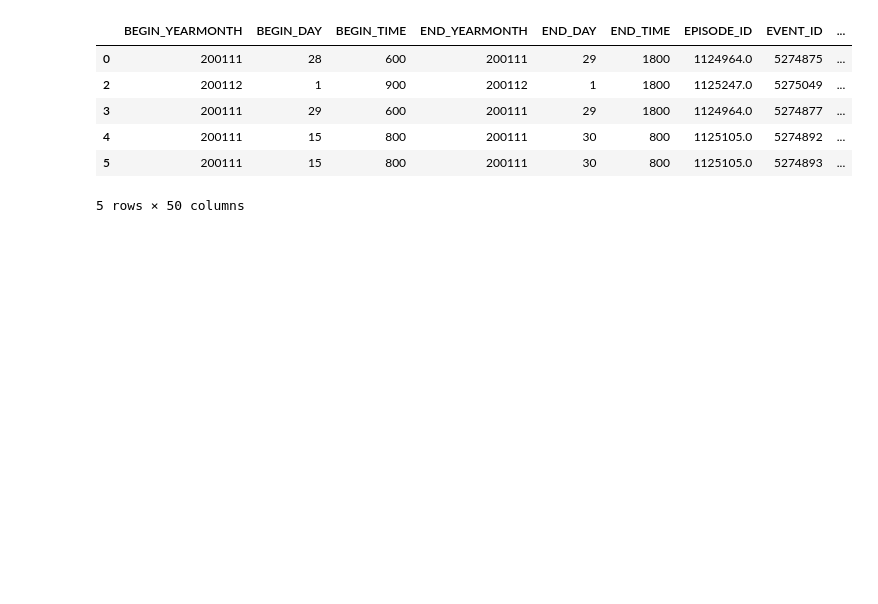
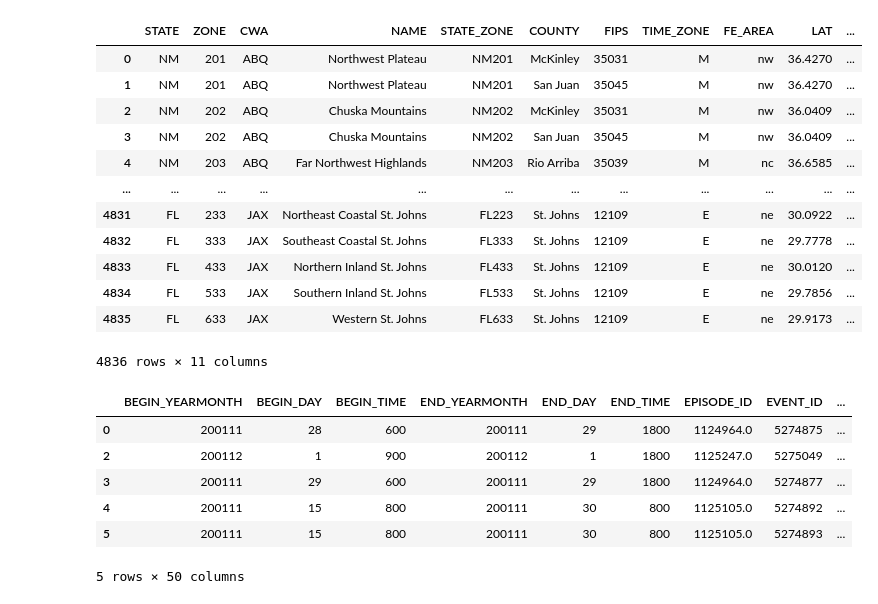
Before and after one commit to Ramil-cyber/Capstone_Citizensbank_climate-risk_insurance-exposure_monitoring, a Jupyter notebook: 03_code/data_exploration/fema_storm_data_v1.ipynb, the cells around one changed output. Saved outputs shown, nothing was run; the diff lists cells and outputs as text; code cells hidden in the pictures; blank space fills up the shorter version.

Commit message:
Updated the FEMA storm data analysis

```diff
--- a/03_code/data_exploration/fema_storm_data_v1.ipynb
+++ b/03_code/data_exploration/fema_storm_data_v1.ipynb
@@ -57,6 +63,46 @@ def get_property_damage_value(dataset):
     )
 
     return county_summary
+# %%
+nws_zone_fips_ref = pd.read_csv(
+    "../../01_original_data/fema_storm_data/county_zone_reference/bp18mr25.dbx.txt",
+    delimiter="|",
+    header=None,
+)
+states = pd.read_csv(
+    "../../01_original_data/fema_storm_data/county_zone_reference/states.csv"
+)
+states["FIPS"] = states["FIPS"].apply(lambda x: str(x).zfill(2))
+
+nws_zone_fips_ref.columns = [
+    "STATE",  # Two character state abbreviation
+    "ZONE",  # Three character zone number
+    "CWA",  # Three character CWA ID (of the zone, starting with 01 May 2018 file)
+    "NAME",  # Zone name
+    "STATE_ZONE",  # 5 character state + three character zone number
+    "COUNTY",  # County name
+    "FIPS",  # 5 character state-county FIPS code
+    "TIME_ZONE",  # Time zone of polygon (See comments on county page)
+    "FE_AREA",  # Feature Area (location in STATE - See comments on county page)
+    "LAT",  # Latitude of centroid of the zone
+    "LON",  # Longitude of centroid of the zone
+]
+
+nws_zone_fips_ref
+# %% [output]
+|  | STATE | ZONE | CWA | NAME | STATE_ZONE | COUNTY | FIPS | TIME_ZONE | FE_AREA | LAT | ... |
+| 0 | NM | 201 | ABQ | Northwest Plateau | NM201 | McKinley | 35031 | M | nw | 36.4270 | ... |
+| 1 | NM | 201 | ABQ | Northwest Plateau | NM201 | San Juan | 35045 | M | nw | 36.4270 | ... |
+| 2 | NM | 202 | ABQ | Chuska Mountains | NM202 | McKinley | 35031 | M | nw | 36.0409 | ... |
+| 3 | NM | 202 | ABQ | Chuska Mountains | NM202 | San Juan | 35045 | M | nw | 36.0409 | ... |
+| 4 | NM | 203 | ABQ | Far Northwest Highlands | NM203 | Rio Arriba | 35039 | M | nc | 36.6585 | ... |
+| ... | ... | ... | ... | ... | ... | ... | ... | ... | ... | ... | ... |
+| 4831 | FL | 233 | JAX | Northeast Coastal St. Johns | FL223 | St. Johns | 12109 | E | ne | 30.0922 | ... |
+| 4832 | FL | 333 | JAX | Southeast Coastal St. Johns | FL333 | St. Johns | 12109 | E | ne | 29.7778 | ... |
+| 4833 | FL | 433 | JAX | Northern Inland St. Johns | FL433 | St. Johns | 12109 | E | ne | 30.0120 | ... |
+| 4834 | FL | 533 | JAX | Southern Inland St. Johns | FL533 | St. Johns | 12109 | E | ne | 29.7856 | ... |
+| 4835 | FL | 633 | JAX | Western St. Johns | FL633 | St. Johns | 12109 | E | ne | 29.9173 | ... |
+4836 rows × 11 columns
 # %%
 data_files = [
     f
```
Also changed, not shown: parts of 17 cells of this notebook, 3 other files.
